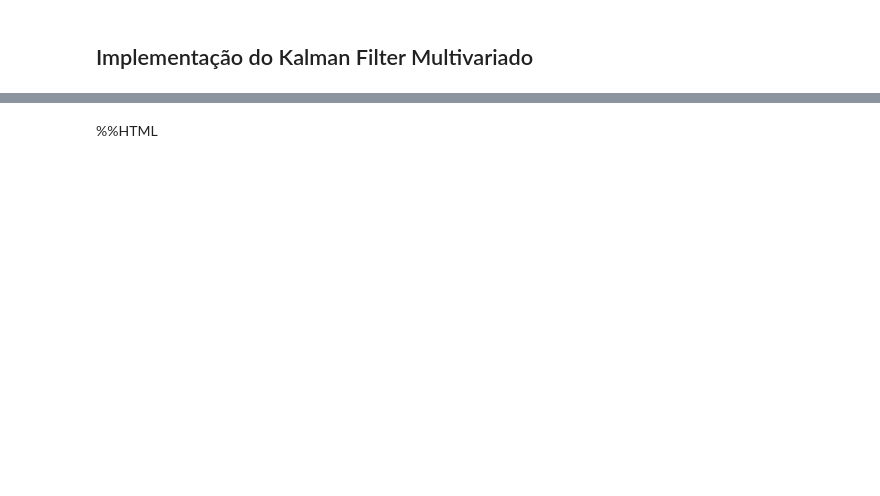
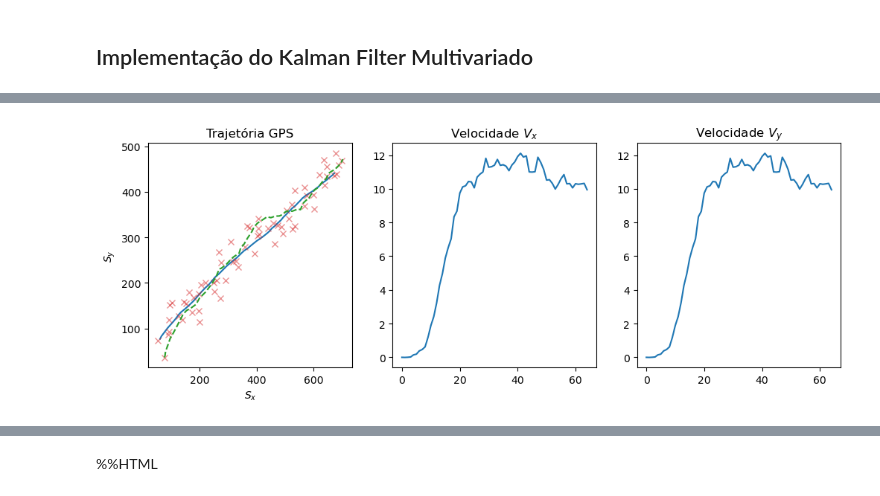
Before and after one commit to lmmacul/Apostila-LMA, a Jupyter notebook: Data Assimilation/Kalman Filter/Aula Filtro de Kalman.ipynb, the cells around one changed output, grey strips where cells are left out. Cells and saved outputs as stored; diff of their text form; code cells hidden in the pictures; blank space fills up the shorter version.

```diff
--- a/Data Assimilation/Kalman Filter/Aula Filtro de Kalman.ipynb
+++ b/Data Assimilation/Kalman Filter/Aula Filtro de Kalman.ipynb
@@ -710,0 +622,32 @@ Note que $z$ é dado em Coelhos de Jones. Assim, o produto $H\overline{x}$ deve
+# %%
+# Delta t
+dt = 1
+# Função de transição
+F = np.matrix([[1, dt, 0, 0],
+               [0, 1 , 0, 0],
+               [0, 0 , 1, dt],
+               [0, 0 , 0, 1]])
+
+# Modelo de medições
+H = np.matrix([[1, 0, 0, 0],
+               [0, 0, 1, 0]])
+
+# B e u não são utilizados neste modelo, mas poderiam,
+# por exemplo, receber dados da aceleração do veículo
+
+# Modelo de controle do input (matriz identidade)
+B = np.matrix(np.identity(len(F)))
+# Vetor de input (matriz de zeros)
+u = np.matrix(np.zeros(len(F))).T
+# %%
+# Matriz de covariância do sensor.
+R = np.matrix([[5**2, 0],
+               [0, 5**2]])
+
+# Matriz de covariância do modelo.
+Q = np.diag([0, 0.005, 0, 0.005])
+
+# Obs 1: Var(S_x) e Var(S_y) são 0 pois, em teoria, as variáveis
+# que causam o erro são da velocidade do veículo (devído a aceleração).
+
+# Obs 2: Os valores da matriz Q foram ajustados manualmente
@@ -710,0 +664,8 @@ Note que $z$ é dado em Coelhos de Jones. Assim, o produto $H\overline{x}$ deve
+# %%
+z = np.matrix(gps[["x_obs", "y_obs"]]) # Observações
+x0 = np.matrix([[z[0,0], 0, z[0,1], 0]]).T # Estimativa inicial (igual a primeira medição)
+
+x_kf = kalman_filter(x0, z, F, B, Q, u, H, R)
+plot_kf_results(gps, x_kf)
+# %% [output]
+[figure, added]
```
Also changed, not shown: parts of 93 cells of this notebook, 5 other files.
